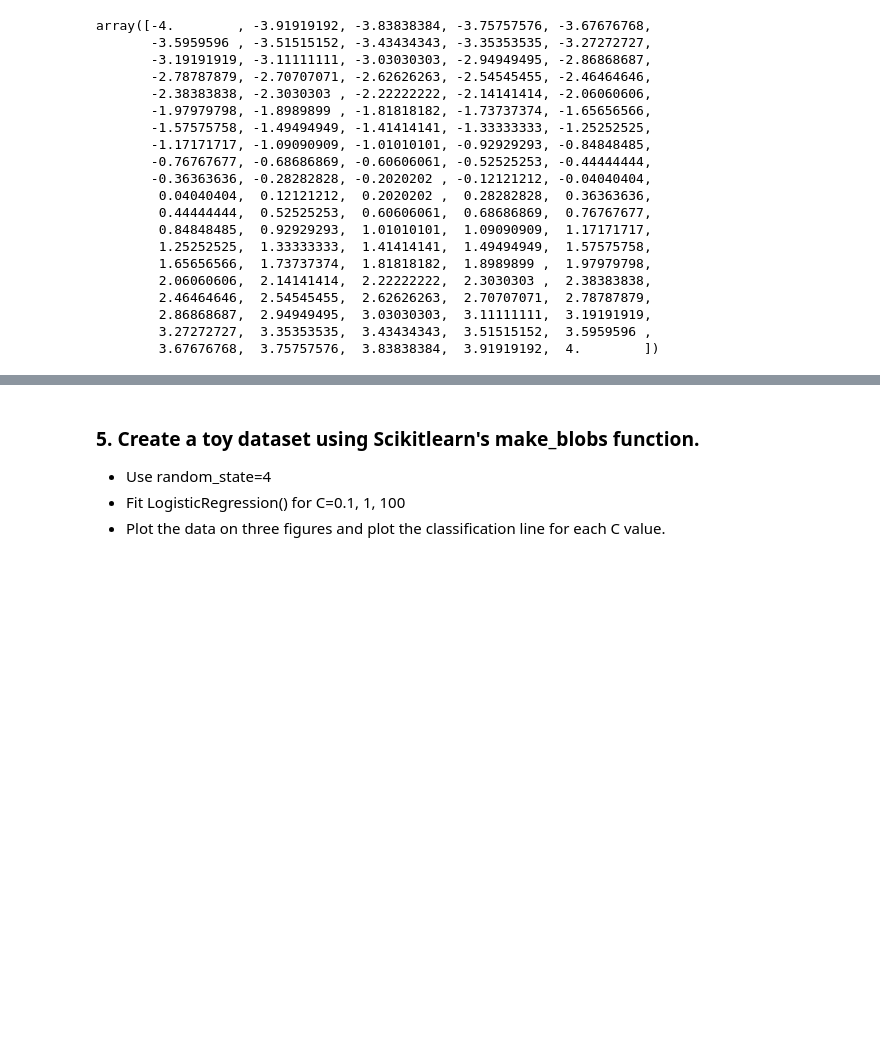
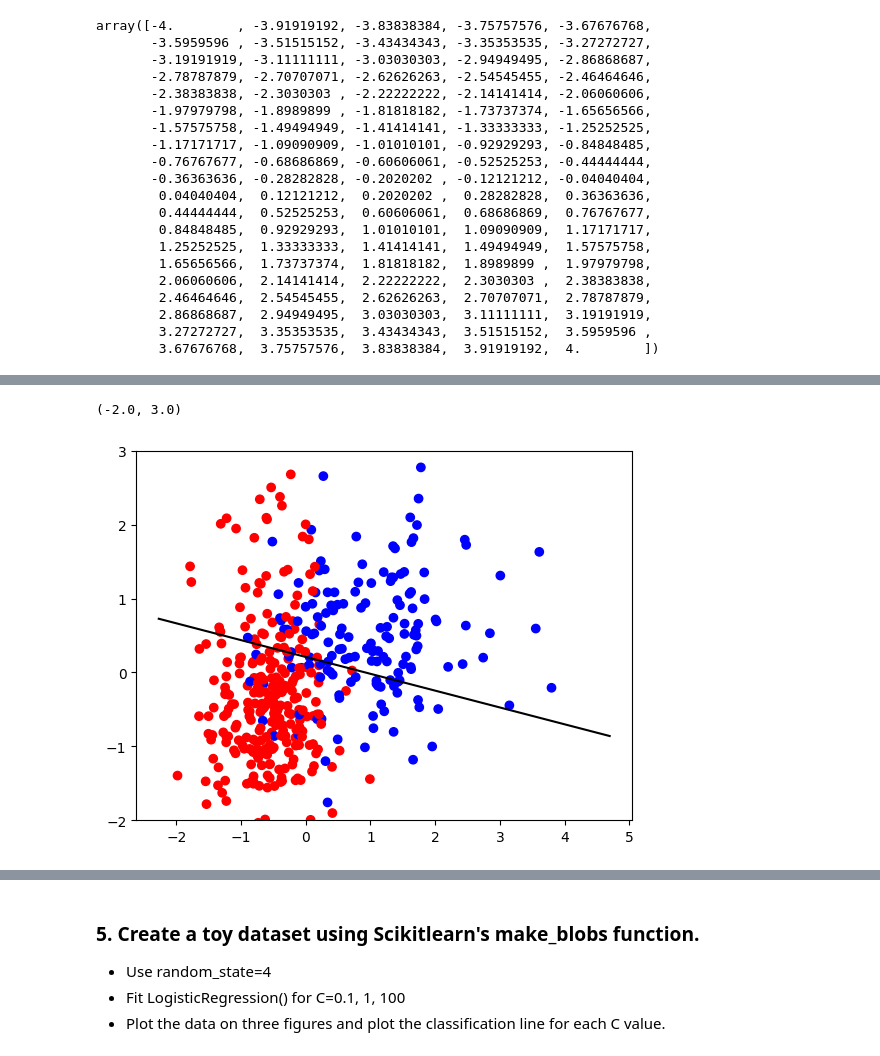
Before and after one commit to arifaygun/Magnimind-ML, a Jupyter notebook: AA_4_01_LogisticReg_LinearSVMSt.ipynb, the cells around one changed output, grey strips where cells are left out. Cells and saved outputs as stored; diff of their text form; code cells hidden in the pictures; blank space fills up the shorter version.

```diff
--- a/AA_4_01_LogisticReg_LinearSVMSt.ipynb
+++ b/AA_4_01_LogisticReg_LinearSVMSt.ipynb
@@ -227,5 +231,5 @@ array([-4.        , -3.91919192, -3.83838384, -3.75757576, -3.67676768,
 # %%
-#import numpy as np
-#xmin, xmax = X_train[:,1].min(), X_train[:,1].max()
-#xx=np.linspace(xmin,xmax)
-#xx
+import numpy as np
+xmin, xmax = X_train[:,1].min(), X_train[:,1].max()
+x2=np.linspace(xmin,xmax)
+x2
@@ -235,0 +256,10 @@ w1*x1 + w2*x2 + b
+# %%
+coef = logreg.coef_.ravel() # w1,w2
+x1 = (-logreg.intercept_-coef[1]*x2)/coef[0]
+# %%
+plt.scatter(X_train[:,0], X_train[:,1], c=y_train, cmap='bwr')
+plt.plot(x2,x1, c='k')
+plt.ylim(-2,3)
+# %% [output]
+(-2.0, 3.0)
+[figure, added]
```
Also changed, not shown: parts of 12 cells of this notebook.
